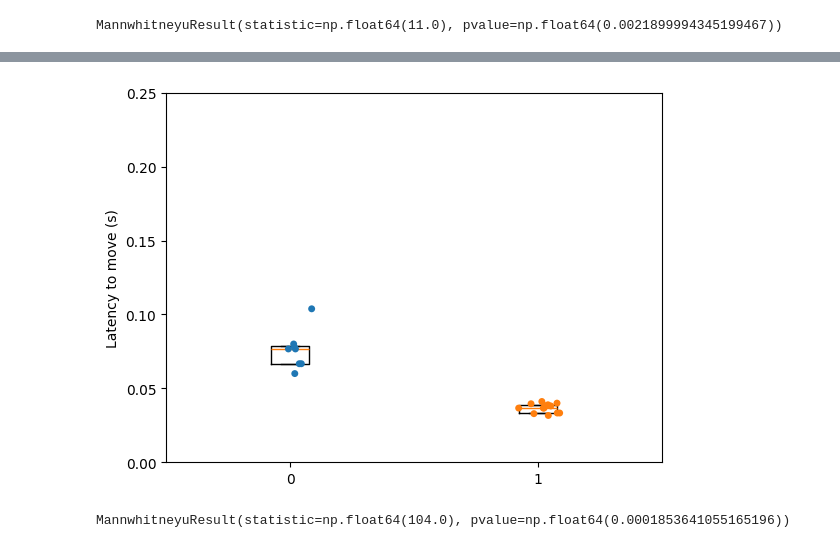
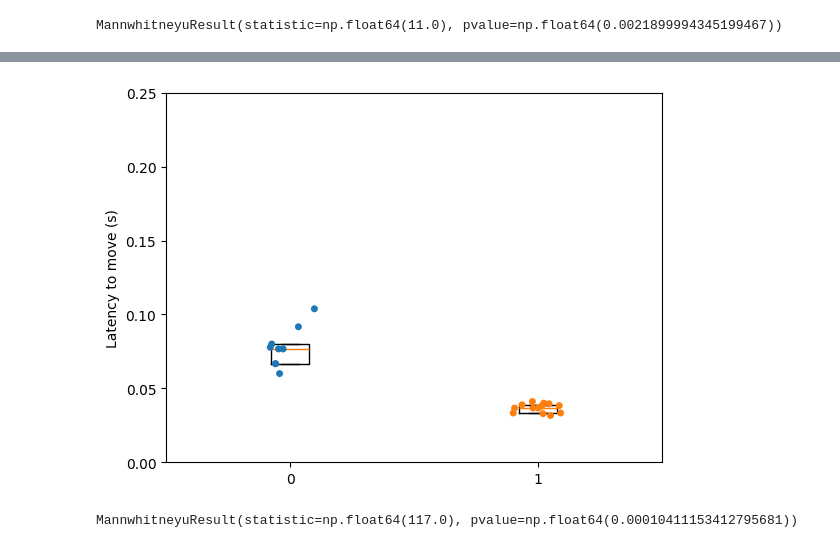
Before and after one commit to chrisjdallmann/roadrunner, a Jupyter notebook: code/gap-crossing_analysis.ipynb, the cells around one changed output, grey strips where cells are left out. Cells and saved outputs as stored; diff of their text form; code cells hidden in the pictures.

```diff
--- a/code/gap-crossing_analysis.ipynb
+++ b/code/gap-crossing_analysis.ipynb
@@ -197,7 +197,7 @@ min_n_trials = 0 # 3
 dataset = 'gap_rrn_cschrimson.csv'
 df_rrn = pd.read_csv(data_dir+dataset)
 df_rrn = df_rrn.dropna(subset=["movement_onset"])
-animal_ids_to_include = df_rr['animal_id'].value_counts().loc[lambda x: x >= min_n_trials].index
+animal_ids_to_include = df_rrn['animal_id'].value_counts().loc[lambda x: x >= min_n_trials].index
 df_rrn = df_rrn[df_rrn.animal_id.isin(animal_ids_to_include)]
 
 dataset = 'gap_mdn_cschrimson.csv'
@@ -214,37 +214,37 @@ n_events_mdn = []
 
 if per_trial:
     # Compute latency per trial
-    latency_to_move_rrn = (df_rr["movement_onset"] - df_rrn["stimulus_onset"]) / sampling_rate
+    latency_to_move_rrn = (df_rrn["movement_onset"] - df_rrn["stimulus_onset"]) / sampling_rate
     latency_to_move_rrn = latency_to_move_rrn.tolist()
 
     latency_to_move_mdn = (df_mdn["movement_onset"] - df_mdn["stimulus_onset"]) / sampling_rate
     latency_to_move_mdn = latency_to_move_mdn.tolist()
 
 else:
     # Compute mean latency per animal
     animal_ids = df_rrn.animal_id.unique().tolist()
     for animal_id in animal_ids:
         df_sub = df_rrn[df_rrn.animal_id==animal_id]
         latencies = (df_sub["movement_onset"] - df_sub["stimulus_onset"]) / sampling_rate
         latency_to_move_rrn.append(np.mean(latencies))
         n_events_rrn.append(len(latencies))
 
     animal_ids = df_mdn.animal_id.unique().tolist()
     for animal_id in animal_ids:
         df_sub = df_mdn[df_mdn.animal_id==animal_id]
         latencies = (df_sub["movement_onset"] - df_sub["stimulus_onset"]) / sampling_rate
         latency_to_move_mdn.append(np.mean(latencies))
         n_events_mdn.append(len(latencies))
 
 # Plot latency
 plt.boxplot([latency_to_move_rrn, latency_to_move_mdn], positions=[0,1], showfliers=False, whis=0)
 sns.stripplot([latency_to_move_rrn, latency_to_move_mdn])
 plt.ylabel('Latency to move (s)')
 plt.ylim([0,0.25])
 plt.show()
 
 # Mann-Whitney U test for non-normally distributed (nonparametric) data
 scipy.stats.mannwhitneyu(latency_to_move_rrn,latency_to_move_mdn)
 # %% [output]
-[figure, old version]
+[figure, new version]
-MannwhitneyuResult(statistic=np.float64(104.0), pvalue=np.float64(0.0001853641055165196))
+MannwhitneyuResult(statistic=np.float64(117.0), pvalue=np.float64(0.00010411153412795681))
```
Also changed, not shown: parts of 2 cells of this notebook.
